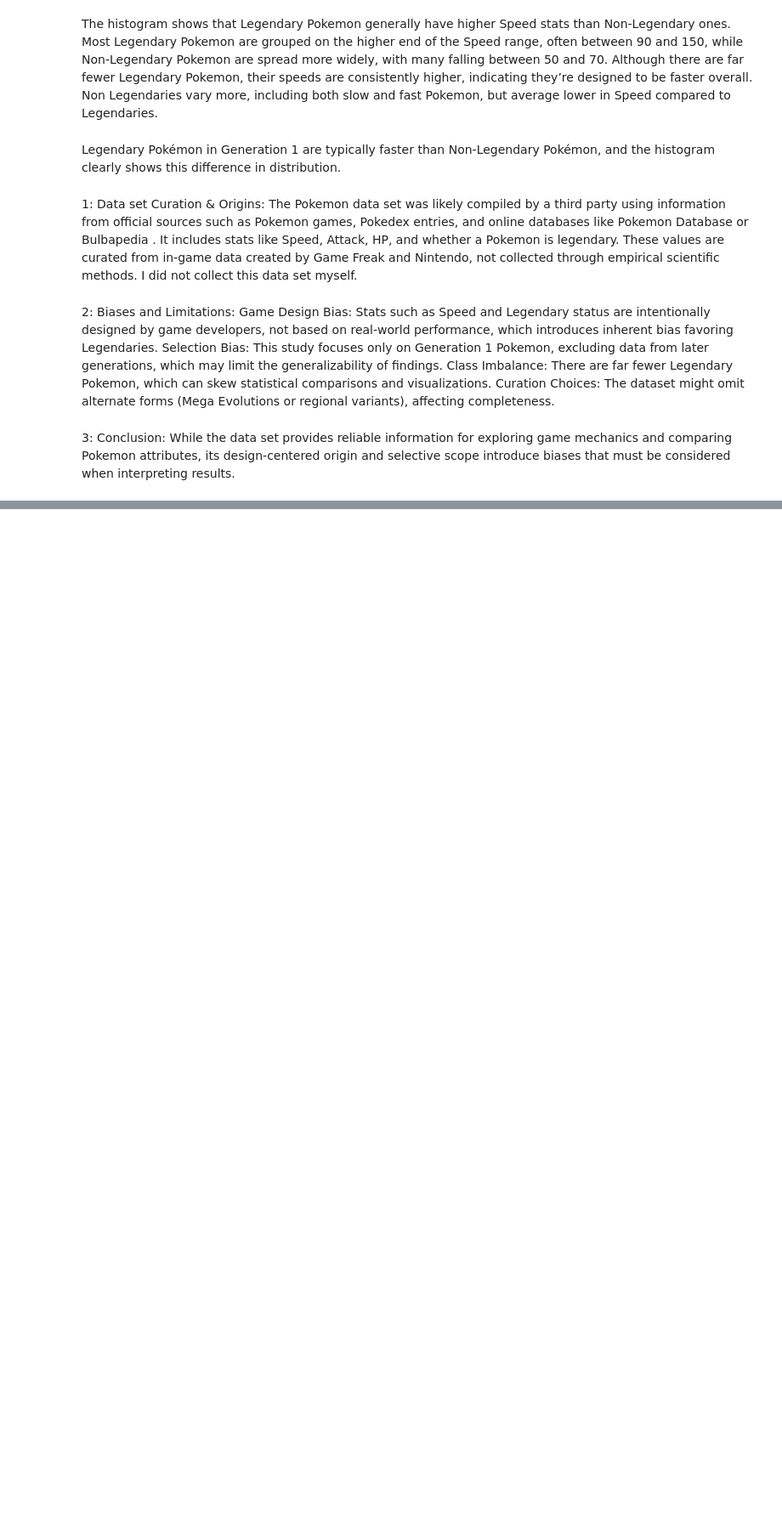
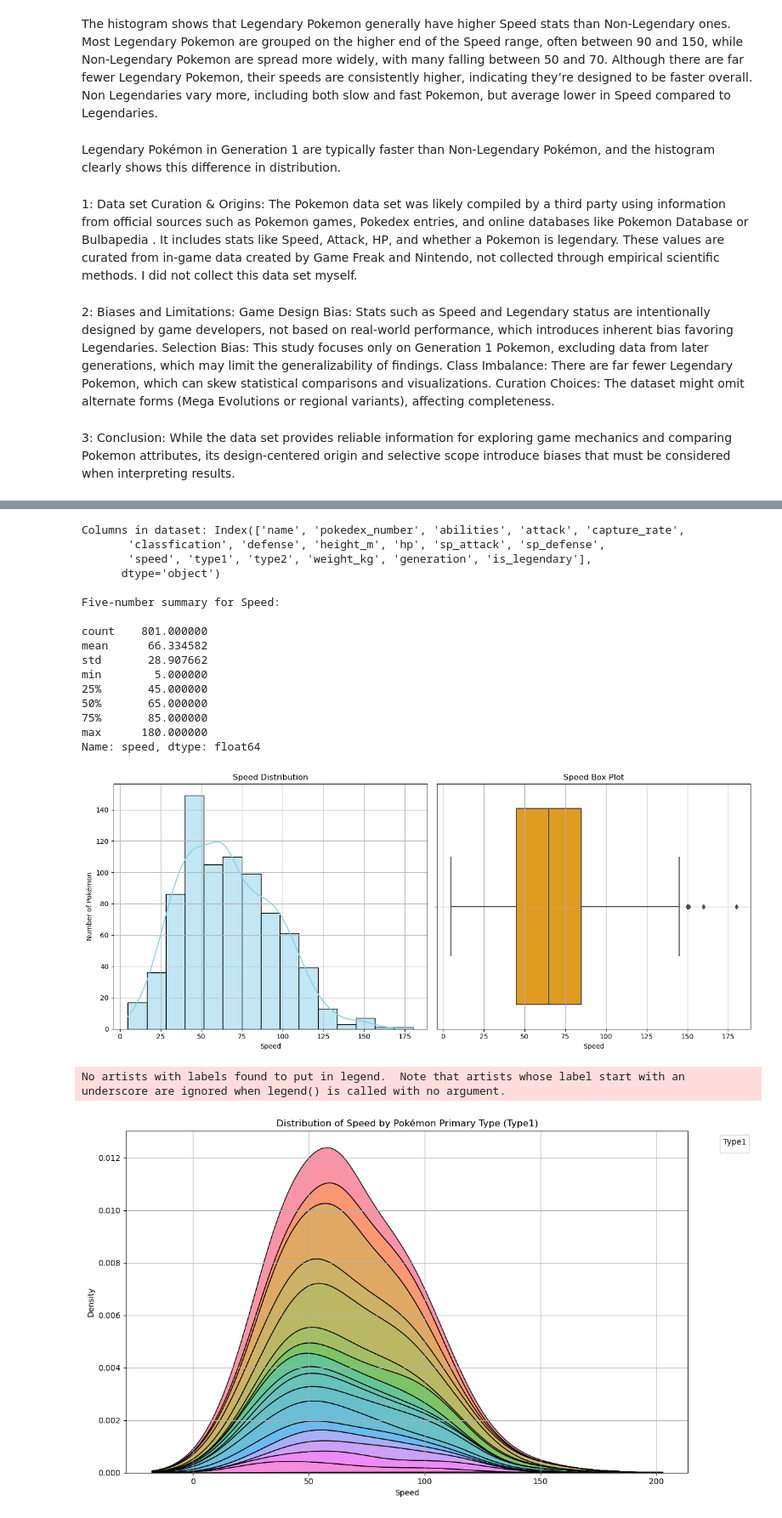
Before and after one commit to miclick420/Ai, a Jupyter notebook: pokemon.ipynb, the cells around one changed output, grey strips where cells are left out. Shown at 85% size. Saved outputs shown, nothing was run; the diff lists cells and outputs as text; code cells hidden in the pictures; blank space fills up the shorter version.

```diff
--- a/pokemon.ipynb
+++ b/pokemon.ipynb
@@ -164,2 +82,75 @@ Name: speed, dtype: float64
 # %%
 column = 'Speed'
+# %%
+import pandas as pd
+import matplotlib.pyplot as plt
+import seaborn as sns
+
+# Load the Pokémon dataset
+df = pd.read_csv('pokemon.csv')
+
+# Show all column names to verify correct names (optional)
+print("Columns in dataset:", df.columns)
+
+# Replace 'speed' with your actual column name if different
+column = 'speed'
+
+# Print a 5-number summary using describe()
+print(f"\nFive-number summary for {column.title()}:\n")
+print(df[column].describe())
+
+# Create histogram and box plot side-by-side
+plt.figure(figsize=(14, 6))
+
+# Histogram
+plt.subplot(1, 2, 1)
+sns.histplot(df[column], bins=15, kde=True, color='skyblue')
+plt.title(f'{column.title()} Distribution')
+plt.xlabel(column.title())
+plt.ylabel('Number of Pokémon')
+plt.grid(True)
+
+# Box plot
+plt.subplot(1, 2, 2)
+sns.boxplot(x=df[column], color='orange')
+plt.title(f'{column.title()} Box Plot')
+plt.xlabel(column.title())
+plt.grid(True)
+
+plt.tight_layout()
+plt.show()
+
+# --- Now add the KDE plot like your example but with Pokémon data ---
+
+plt.figure(figsize=(12, 7))
+
+# Use 'type1' as categorical variable for hue; x = 'speed'
+sns.kdeplot(data=df, x='speed', hue='type1', multiple='stack')
+
+plt.title('Distribution of Speed by Pokémon Primary Type (Type1)')
+plt.xlabel('Speed')
+plt.ylabel('Density')
+plt.grid(True)
+plt.legend(title='Type1', bbox_to_anchor=(1.05, 1), loc='upper left')
+plt.tight_layout()
+plt.show()
+# %% [output]
+Columns in dataset: Index(['name', 'pokedex_number', 'abilities', 'attack', 'capture_rate',
+       'classfication', 'defense', 'height_m', 'hp', 'sp_attack', 'sp_defense',
+       'speed', 'type1', 'type2', 'weight_kg', 'generation', 'is_legendary'],
+      dtype='object')
+
+Five-number summary for Speed:
+
+count    801.000000
+mean      66.334582
+std       28.907662
+min        5.000000
+25%       45.000000
+50%       65.000000
+75%       85.000000
+max      180.000000
+Name: speed, dtype: float64
+[figure, added]
+No artists with labels found to put in legend.  Note that artists whose label start with an underscore are ignored when legend() is called with no argument.
+[figure, added]
```
Also changed, not shown: parts of 4 cells of this notebook.
